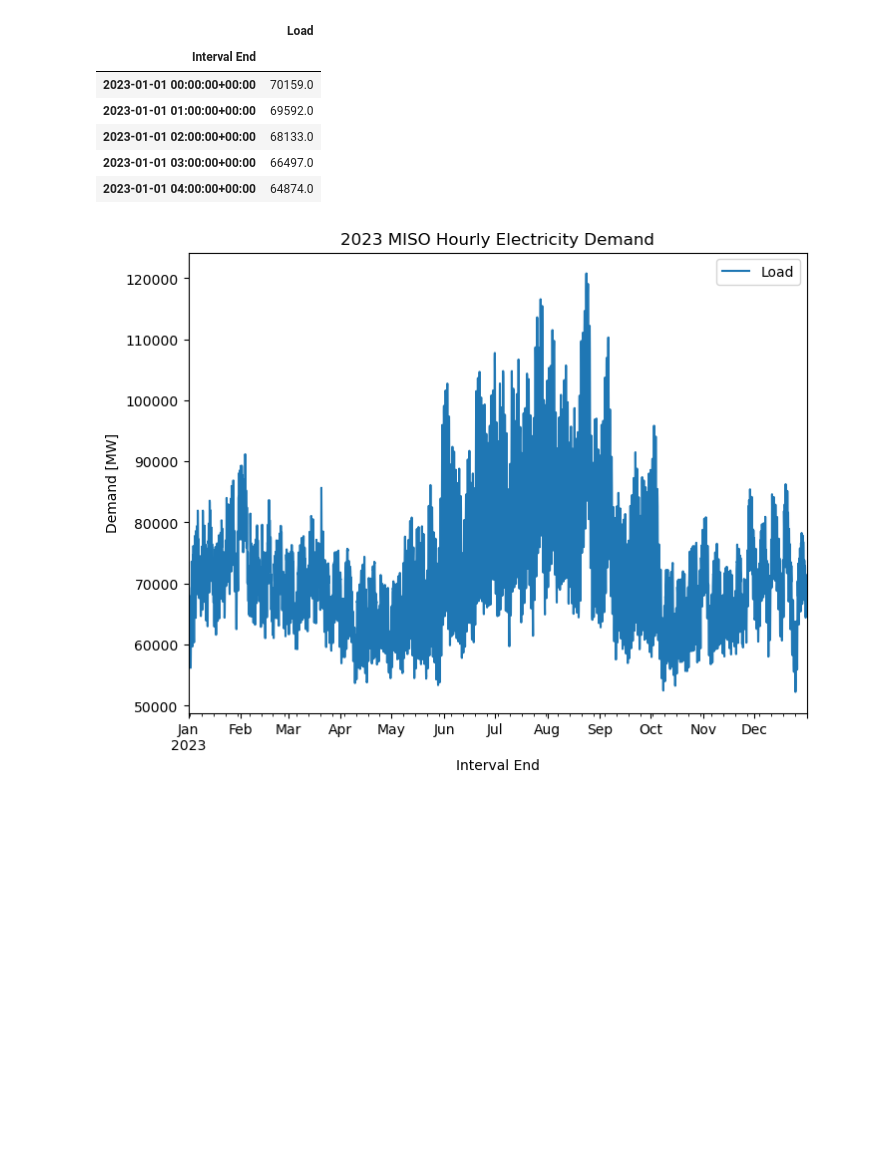
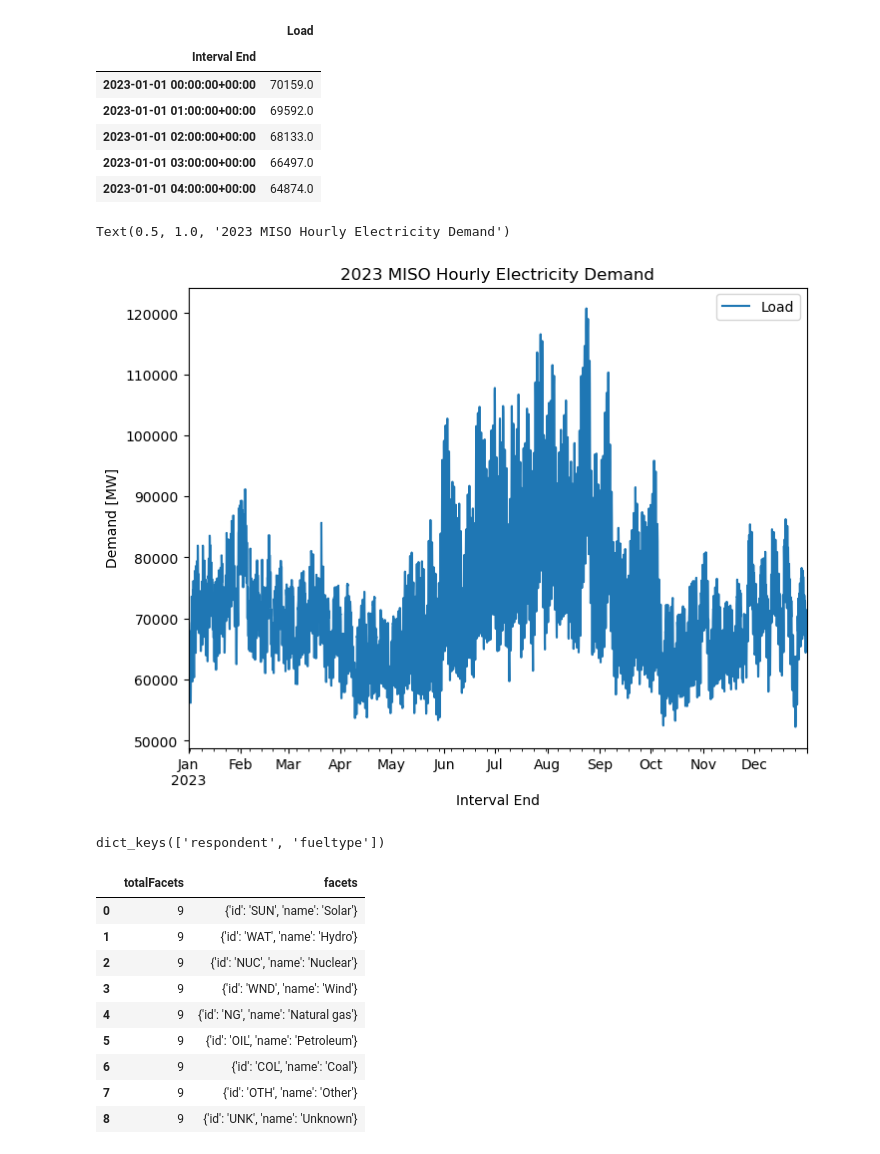
Before and after one commit to samgdotson/ucs-model-review, a Jupyter notebook: energy_data/eia_data.ipynb, the cells around one changed output. Saved outputs shown, nothing was run; the diff lists cells and outputs as text; code cells hidden in the pictures; blank space fills up the shorter version.

```diff
--- a/energy_data/eia_data.ipynb
+++ b/energy_data/eia_data.ipynb
@@ -54,9 +51,11 @@ dataset=dataset.iloc[:8760, :]
 # %%
 fig, ax = plt.subplots(figsize=(8,6), facecolor='w')
-dataset.plot(ax=ax)
+demand_dataset.plot(ax=ax)
 ax.set_ylabel("Demand [MW]")
 ax.set_title("2023 MISO Hourly Electricity Demand")
-plt.savefig("2023-miso-demand.png", dpi=400)
+# uncomment to save figure
+# plt.savefig("2023-miso-demand.png", dpi=400)
 # %% [output]
+Text(0.5, 1.0, '2023 MISO Hourly Electricity Demand')
 [figure]
 # %%
@@ -63,0 +64,19 @@ dataset.to_csv(".\\2023-miso-demand.csv")
+# %%
+facets = eia.list_facets("electricity/rto/fuel-type-data")
+# %%
+facets.keys()
+# %% [output]
+dict_keys(['respondent', 'fueltype'])
+# %%
+pd.DataFrame(facets['fueltype'])
+# %% [output]
+|  | totalFacets | facets |
+| 0 | 9 | {'id': 'SUN', 'name': 'Solar'} |
+| 1 | 9 | {'id': 'WAT', 'name': 'Hydro'} |
+| 2 | 9 | {'id': 'NUC', 'name': 'Nuclear'} |
+| 3 | 9 | {'id': 'WND', 'name': 'Wind'} |
+| 4 | 9 | {'id': 'NG', 'name': 'Natural gas'} |
+| 5 | 9 | {'id': 'OIL', 'name': 'Petroleum'} |
+| 6 | 9 | {'id': 'COL', 'name': 'Coal'} |
+| 7 | 9 | {'id': 'OTH', 'name': 'Other'} |
+| 8 | 9 | {'id': 'UNK', 'name': 'Unknown'} |
```
Also changed, not shown: parts of 14 cells of this notebook, 10 other files.
